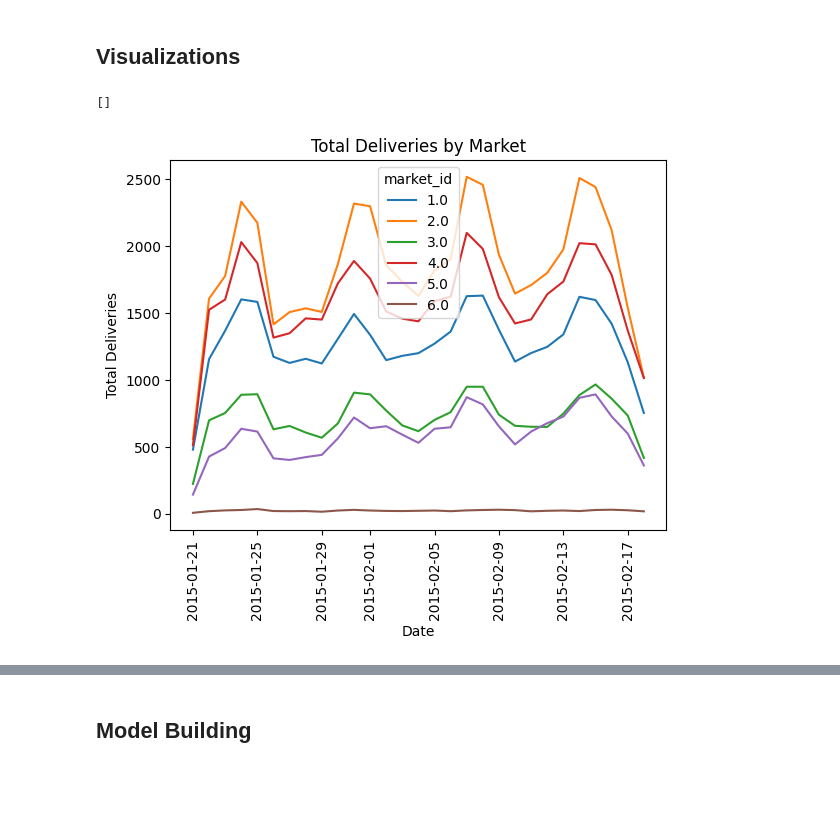
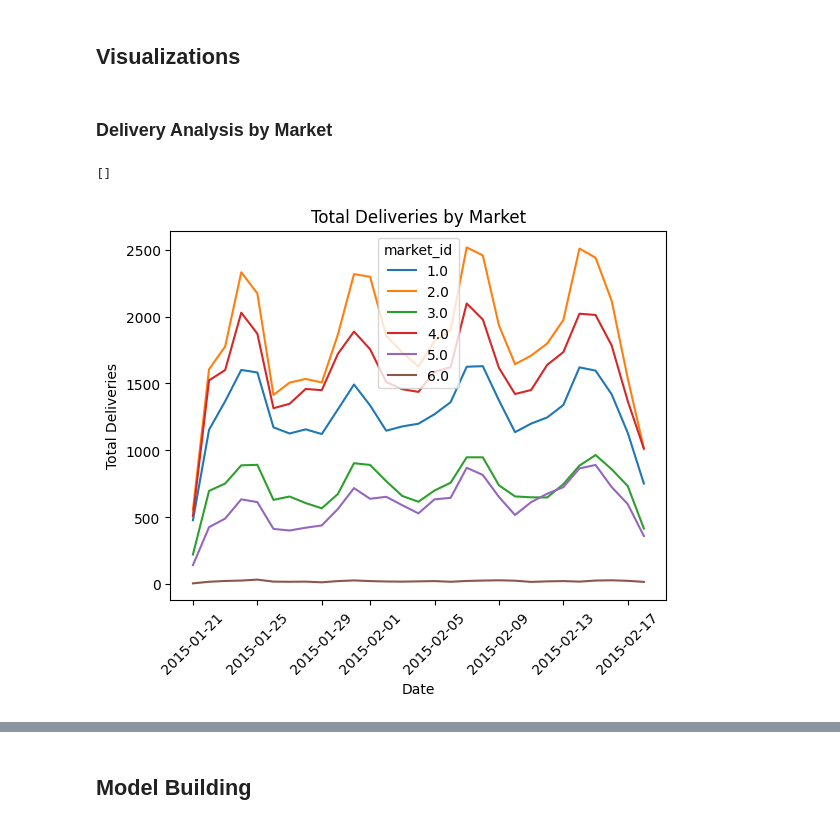
Before and after one commit to ShaneJett-DS/Doordash_Delivery_Analysis, a Jupyter notebook: delivery_eda.ipynb, the cells around one changed output, grey strips where cells are left out. Cells and saved outputs as stored; diff of their text form; code cells hidden in the pictures; blank space fills up the shorter version.

Commit message:
updated graph formatting

```diff
--- a/delivery_eda.ipynb
+++ b/delivery_eda.ipynb
@@ -331,14 +331,16 @@ market_delivery_avg_minutes
 | 2015-02-18 | 50.457726 | 42.827478 | 46.782284 | 48.489131 | 44.327361 | 41.256471 |
 # %% [markdown]
 ## Visualizations
+# %% [markdown]
+### Delivery Analysis by Market
 # %%
 import matplotlib.pyplot as plt
 
 
-market_delivery_totals.plot(xlabel='Date', ylabel='Total Deliveries', rot=90, title='Total Deliveries by Market')
+market_delivery_totals.plot(xlabel='Date', ylabel='Total Deliveries', rot=45, title='Total Deliveries by Market')
 
 plt.plot()
 # %% [output]
 []
-[figure, old version]
+[figure, new version]
 # %%
```
Also changed, not shown: parts of 9 cells of this notebook.
